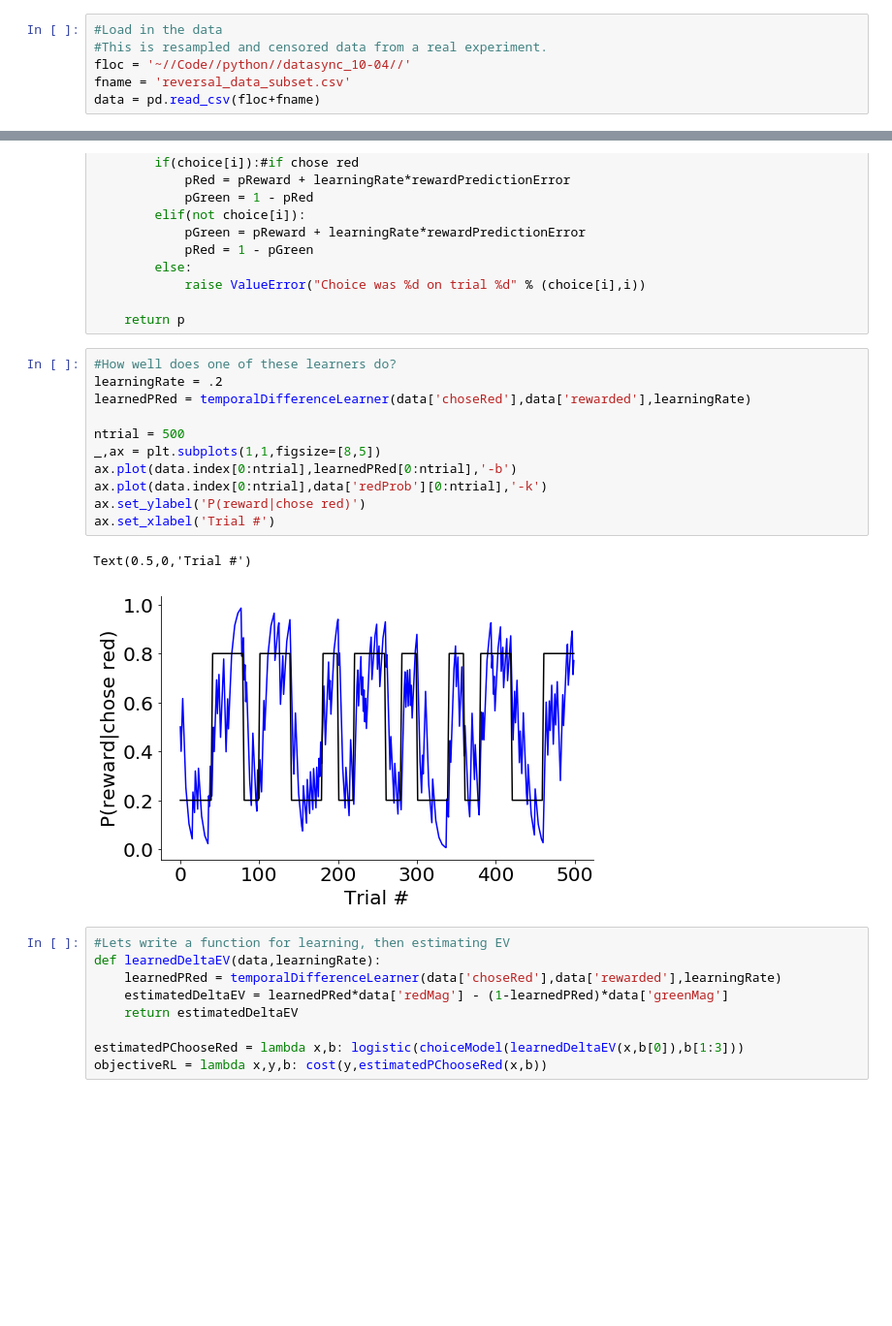
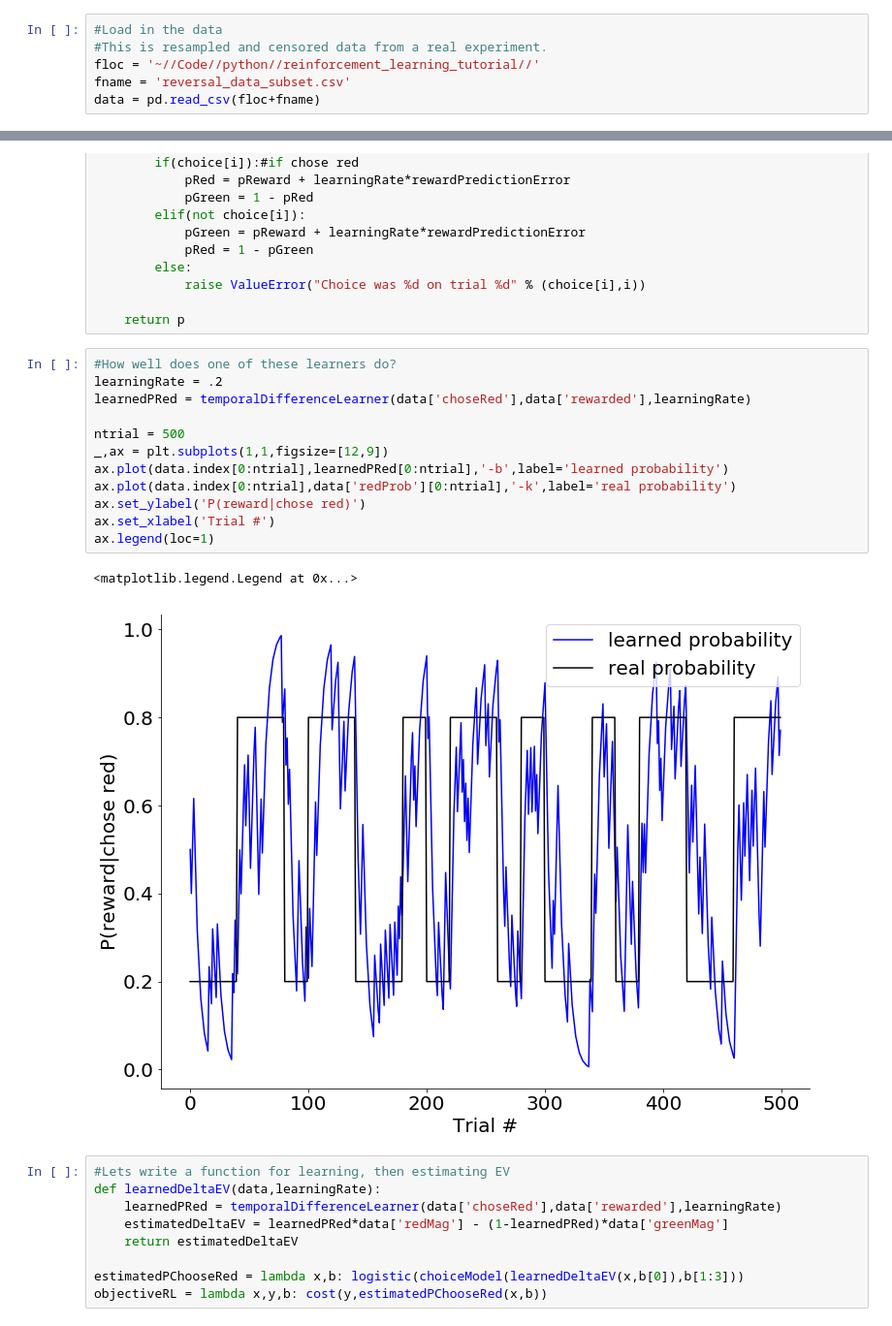
Before and after one commit to bartmassi/RL_tutorial, a Jupyter notebook: ChoiceModeling_ds10-04-18.ipynb, the cells around one changed output, grey strips where cells are left out. Shown at 97% size. Cells and saved outputs as stored; diff of their text form; blank space fills up the shorter version.

```diff
--- a/ChoiceModeling_ds10-04-18.ipynb
+++ b/ChoiceModeling_ds10-04-18.ipynb
@@ -25,6 +29,6 @@ rcParams['axes.spines.top'] = False
 # %%
 #Load in the data
 #This is resampled and censored data from a real experiment.
-floc = '~//Code//python//datasync_10-04//'
+floc = '~//Code//python//reinforcement_learning_tutorial//'
 fname = 'reversal_data_subset.csv'
 data = pd.read_csv(floc+fname)
@@ -177,17 +215,18 @@ def temporalDifferenceLearner(choice,outcome,learningRate):
 # %%
 #How well does one of these learners do?
 learningRate = .2
 learnedPRed = temporalDifferenceLearner(data['choseRed'],data['rewarded'],learningRate)
 
 ntrial = 500
-_,ax = plt.subplots(1,1,figsize=[8,5])
-ax.plot(data.index[0:ntrial],learnedPRed[0:ntrial],'-b')
-ax.plot(data.index[0:ntrial],data['redProb'][0:ntrial],'-k')
+_,ax = plt.subplots(1,1,figsize=[12,9])
+ax.plot(data.index[0:ntrial],learnedPRed[0:ntrial],'-b',label='learned probability')
+ax.plot(data.index[0:ntrial],data['redProb'][0:ntrial],'-k',label='real probability')
 ax.set_ylabel('P(reward|chose red)')
 ax.set_xlabel('Trial #')
+ax.legend(loc=1)
 # %% [output]
-Text(0.5,0,'Trial #')
+<matplotlib.legend.Legend at 0x...>
-[figure, old version]
+[figure, new version]
 # %%
 #Lets write a function for learning, then estimating EV
 def learnedDeltaEV(data,learningRate):
```
Also changed, not shown: parts of 17 cells of this notebook.
